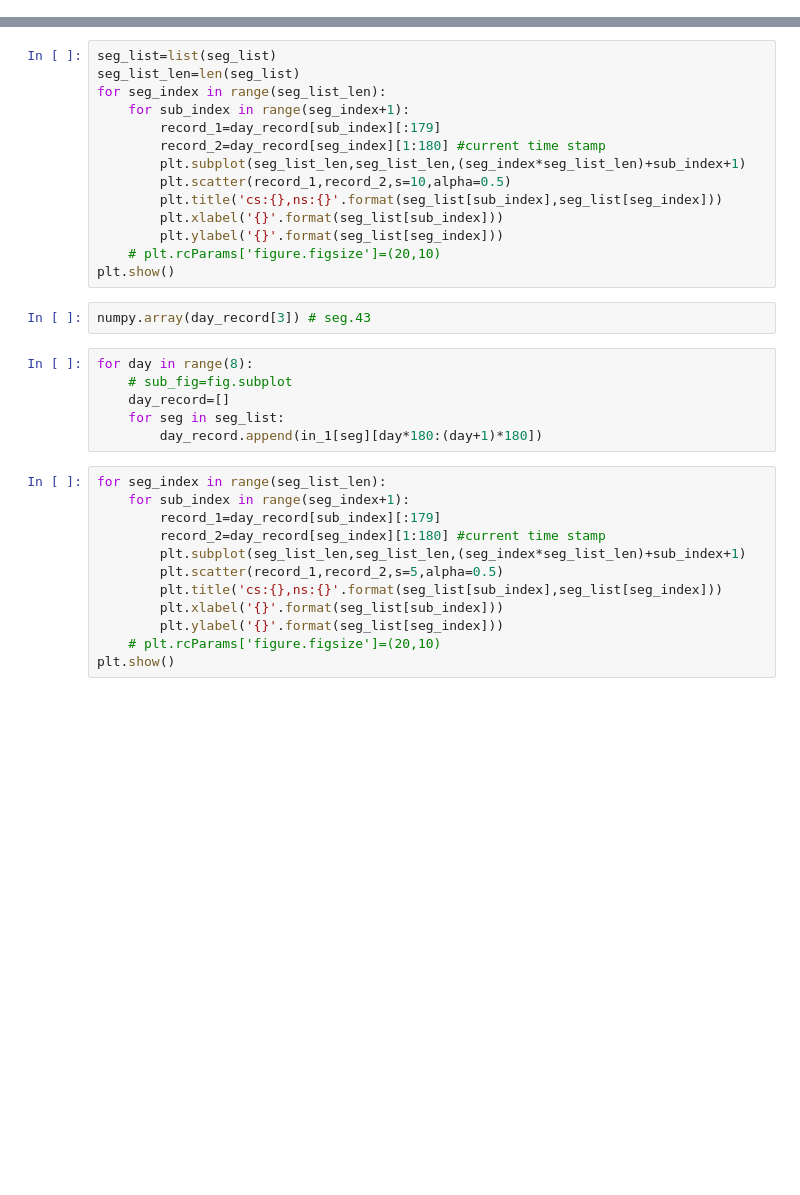
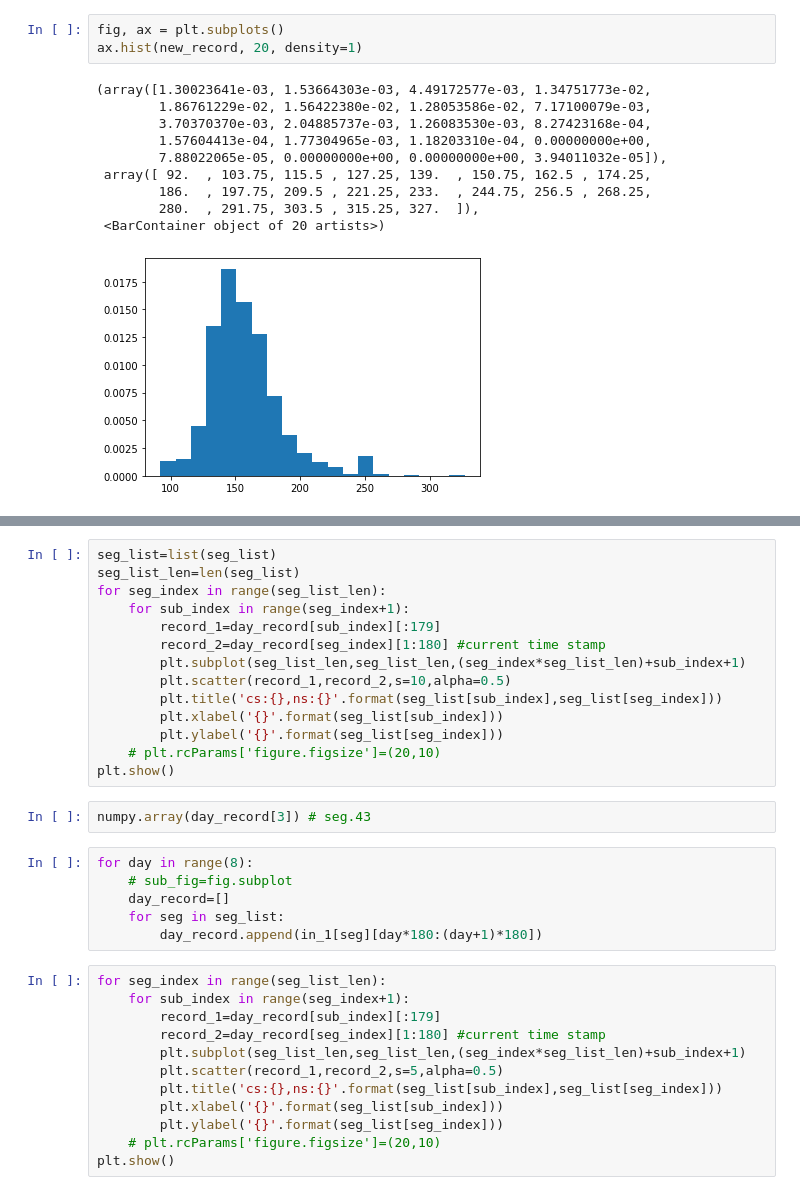
Before and after one commit to t07902301/Travel-Time-Prediction, a Jupyter notebook: visualize.ipynb, the cells around one changed output, grey strips where cells are left out. Drawn from its saved outputs; the diff is of its cells as text; blank space fills up the shorter version.

```diff
--- a/visualize.ipynb
+++ b/visualize.ipynb
@@ -5,0 +37,14 @@ in_1=numpy.load(r'C:\Users\e-wel\Documents\Python Scripts\40天原始记录\起
+# %%
+fig, ax = plt.subplots()
+ax.hist(new_record, 20, density=1)
+# %% [output]
+(array([1.30023641e-03, 1.53664303e-03, 4.49172577e-03, 1.34751773e-02,
+        1.86761229e-02, 1.56422380e-02, 1.28053586e-02, 7.17100079e-03,
+        3.70370370e-03, 2.04885737e-03, 1.26083530e-03, 8.27423168e-04,
+        1.57604413e-04, 1.77304965e-03, 1.18203310e-04, 0.00000000e+00,
+        7.88022065e-05, 0.00000000e+00, 0.00000000e+00, 3.94011032e-05]),
+ array([ 92.  , 103.75, 115.5 , 127.25, 139.  , 150.75, 162.5 , 174.25,
+        186.  , 197.75, 209.5 , 221.25, 233.  , 244.75, 256.5 , 268.25,
+        280.  , 291.75, 303.5 , 315.25, 327.  ]),
+ <BarContainer object of 20 artists>)
+[figure, added]
```
Also changed, not shown: parts of 27 cells of this notebook, 3 other files.
